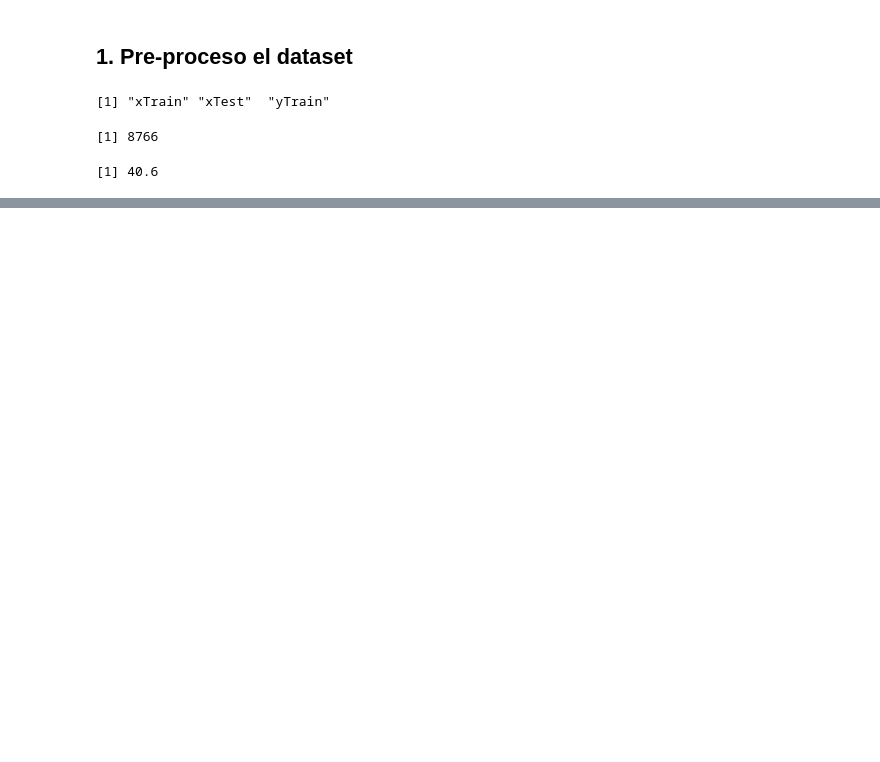
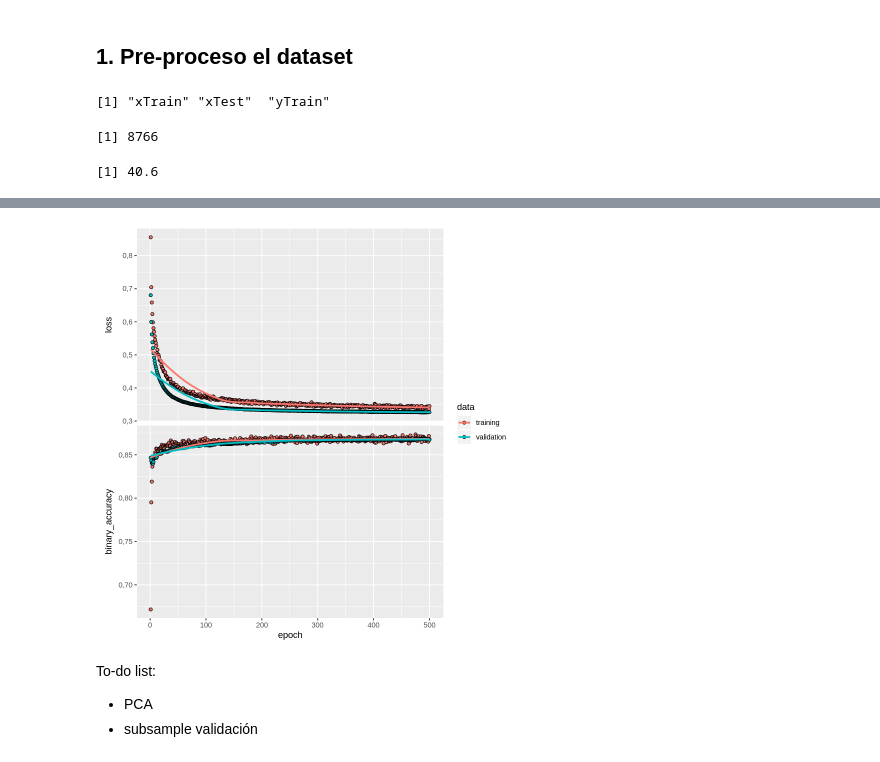
Before and after one commit to NTrevisani/DataScienceMaster, a Jupyter notebook: MachineLearning_1/Practica2/Meteo_Madrid_NicoloTrevisani.ipynb, the cells around one changed output, grey strips where cells are left out. Cells and saved outputs as stored; diff of their text form; code cells hidden in the pictures; blank space fills up the shorter version.

```diff
--- a/MachineLearning_1/Practica2/Meteo_Madrid_NicoloTrevisani.ipynb
+++ b/MachineLearning_1/Practica2/Meteo_Madrid_NicoloTrevisani.ipynb
@@ -132,0 +124,11 @@ A data.frame: 6 × 450
+# %%
+# Defino el modelo
+model.rain <- keras_model_sequential()
+
+model.rain %>%
+  layer_dense(units = 30, input_shape = ncol(train)-2, activation = "relu", kernel_regularizer = regularizer_l2(0.005)) %>%
+  layer_dropout(0.5) %>%
+  layer_dense(units = 10, activation = "relu", kernel_regularizer = regularizer_l2(0.005)) %>%
+  layer_dropout(0.5) %>%
+  layer_dense(units = 2 , activation = "sigmoid")#"softmax")
+str(model.rain)
@@ -132,0 +162,19 @@ A data.frame: 6 × 450
+# %%
+# Entreno el modelo
+
+my.train.x <- as.matrix(train[ , 1:ncol(test)])
+my.train.y <- to_categorical(train$rain, 2)
+
+history <- model.rain %>% fit(x = my.train.x,
+                              y = my.train.y,
+                              epochs = 500,
+                              batch_size = 20,
+                              validation_split = 0.2)
+
+plot(history)
+# %% [output]
+[figure, added]
+# %% [markdown]
+To-do list:
+- PCA
+- subsample validación
```
Also changed, not shown: parts of 8 cells of this notebook, 2 other files.
